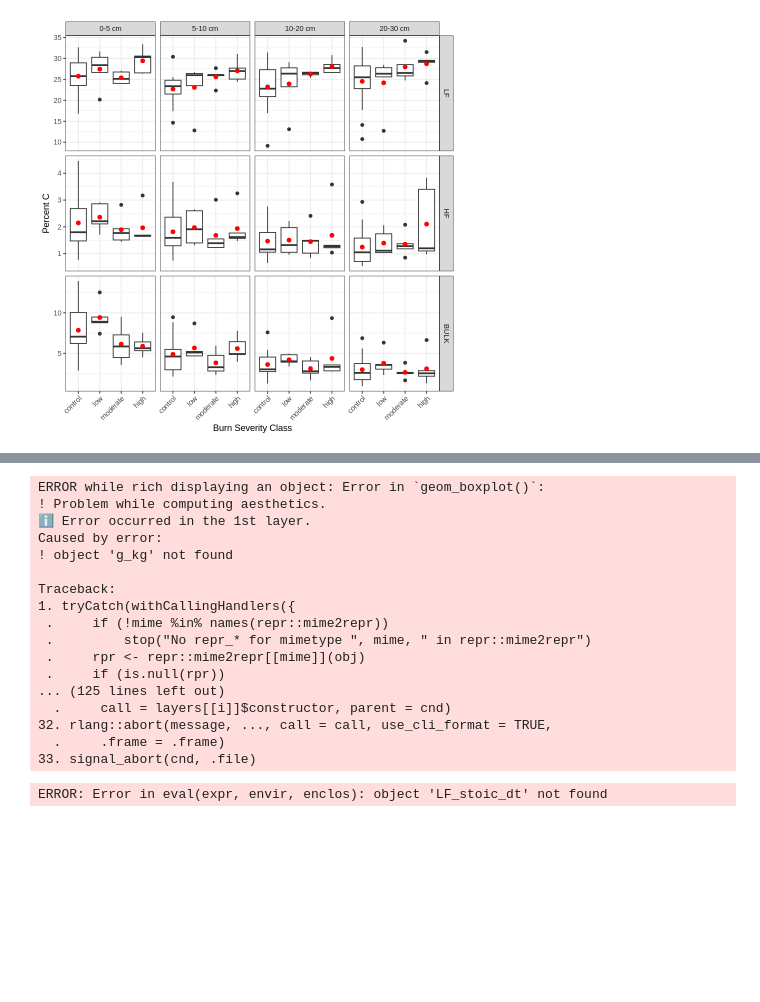
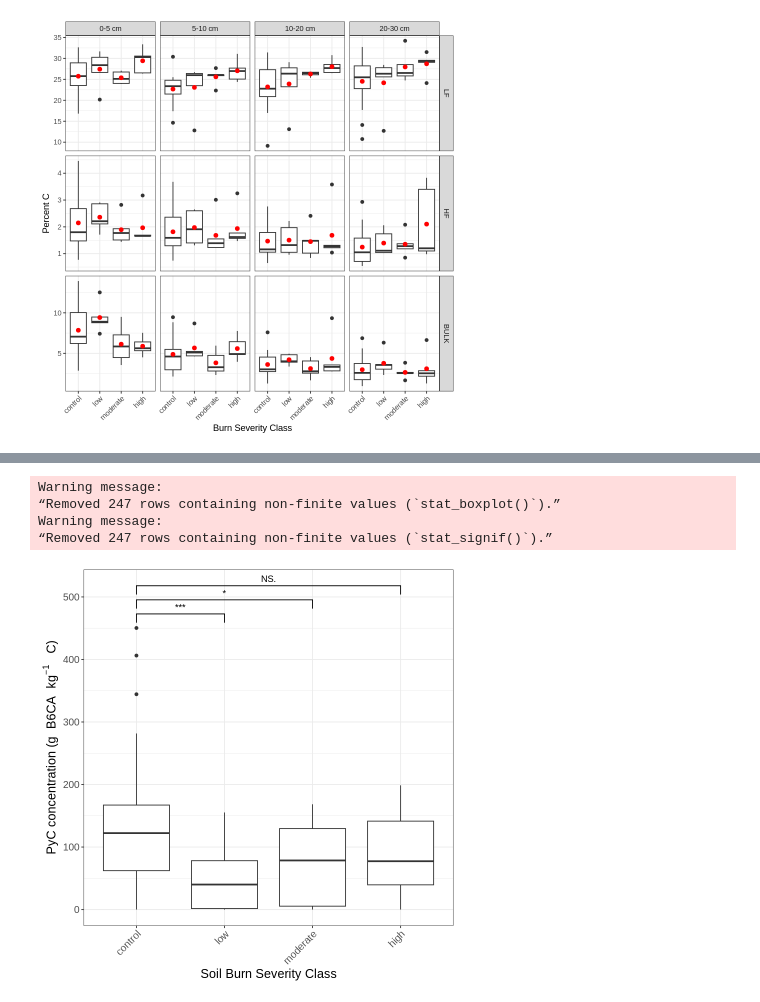
Before and after one commit to hayleypc/BPCA_HFF, a Jupyter notebook: BPCA_analysis_plotting.ipynb, the cells around one changed output, grey strips where cells are left out. Saved outputs shown, nothing was run; the diff lists cells and outputs as text; code cells hidden in the pictures; blank space fills up the shorter version.

```diff
--- a/BPCA_analysis_plotting.ipynb
+++ b/BPCA_analysis_plotting.ipynb
@@ -572,39 +687,19 @@ Warning message:
 # %%
-ggplot(analysis_full_bpca_exp_dt,aes(x = BURN_SEVERITY, y = g_kg)) +
+ggplot(analysis_full_bpca_exp_dt,aes(x = BURN_SEVERITY, y = g_PyC_kg_LF_C)) +
   geom_boxplot() +
   # geom_point(aes(y=group_mean),color='red')+
   #(bquote('Mean light fraction soil carbon content ('*mg~ 'C' ~g^-1~'soil'*')'))
   ylab(bquote('PyC concentration ('*g~ 'B6CA'~kg^-1~' C'*')'))+
   xlab('Soil Burn Severity Class') +
       theme_bw()+
       theme(text = element_text(size=15),axis.text.x = element_text(angle = 45, hjust=1)) +
   geom_signif(aes(),comparisons = list(c(1,2),c(1,3),c(1,4)),
             map_signif_level=TRUE,step_increase=.05) +
   # facet_grid(.~Depth) +
   coord_cartesian(expand=TRUE)
 # %% [output]
-ERROR while rich displaying an object: Error in `geom_boxplot()`:
-! Problem while computing aesthetics.
-ℹ Error occurred in the 1st layer.
-Caused by error:
-! object 'g_kg' not found
-
-Traceback:
-1. tryCatch(withCallingHandlers({
- .     if (!mime %in% names(repr::mime2repr))
- .         stop("No repr_* for mimetype ", mime, " in repr::mime2repr")
- .     rpr <- repr::mime2repr[[mime]](obj)
- .     if (is.null(rpr))
-... (125 lines left out)
-  .     call = layers[[i]]$constructor, parent = cnd)
-32. rlang::abort(message, ..., call = call, use_cli_format = TRUE,
-  .     .frame = .frame)
-33. signal_abort(cnd, .file)
+Warning message:
+“Removed 247 rows containing non-finite values (`stat_boxplot()`).”
+Warning message:
+“Removed 247 rows containing non-finite values (`stat_signif()`).”
+[figure, added]
-# %%
-
-LF_stoic_dt$g_kg <- (LF_stoic_dt$conc_avg/LF_stoic_dt$bpca_starting_mass_mg)
-LF_stoic_dt[!is.na(Depth)&!is.na(burn_severity),list(g_kg=mean(g_kg,na.rm = T)),by=.(burn_severity,site,Depth)] %>%
-aov(g_kg ~ burn_severity, data = .) %>%
-summary()
-# %% [output]
-ERROR: Error in eval(expr, envir, enclos): object 'LF_stoic_dt' not found
```
Also changed, not shown: parts of 23 cells of this notebook.
